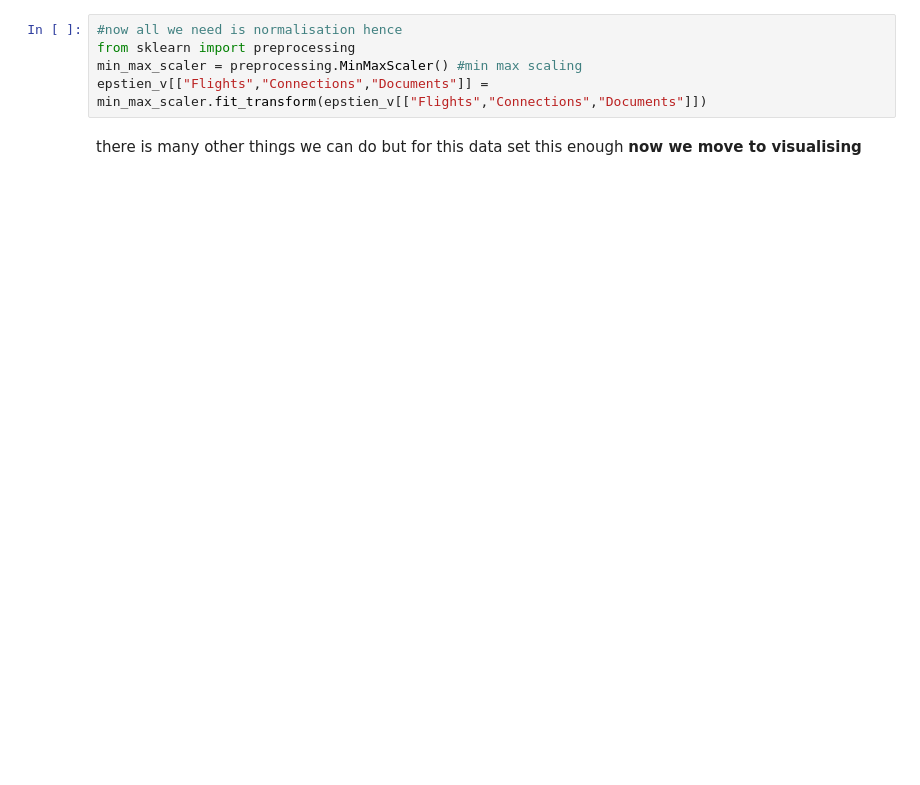
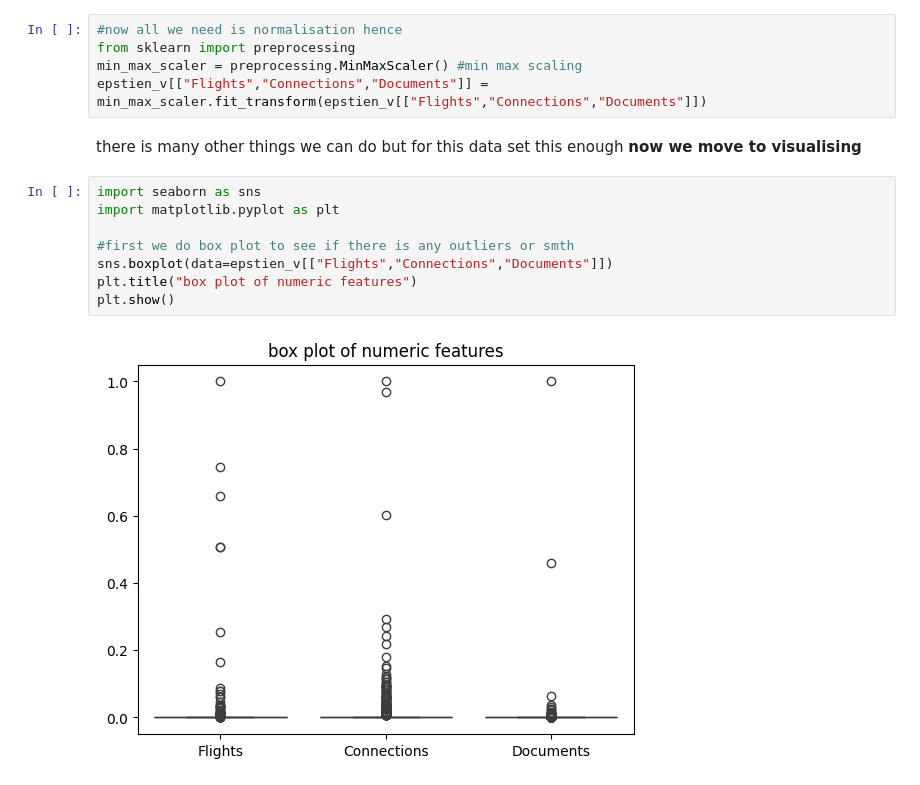
Before and after one commit to Amruth-U-tech/DL-Journey, a Jupyter notebook: 00-DataVisualisation/visualisation-1.ipynb, the cells around one changed output. Saved outputs shown, nothing was run; the diff lists cells and outputs as text; blank space fills up the shorter version.

Commit message:
data visualisation practice

```diff
--- a/00-DataVisualisation/visualisation-1.ipynb
+++ b/00-DataVisualisation/visualisation-1.ipynb
@@ -157,3 +157,13 @@ epstien_v[["Flights","Connections","Documents"]] = min_max_scaler.fit_transform(
 # %% [markdown]
 there is many other things we can do but for this data set this enough
 **now we move to visualising**
+# %%
+import seaborn as sns
+import matplotlib.pyplot as plt
+
+#first we do box plot to see if there is any outliers or smth
+sns.boxplot(data=epstien_v[["Flights","Connections","Documents"]])
+plt.title("box plot of numeric features")
+plt.show()
+# %% [output]
+[figure, added]
```
Also changed, not shown: parts of 4 cells of this notebook.
